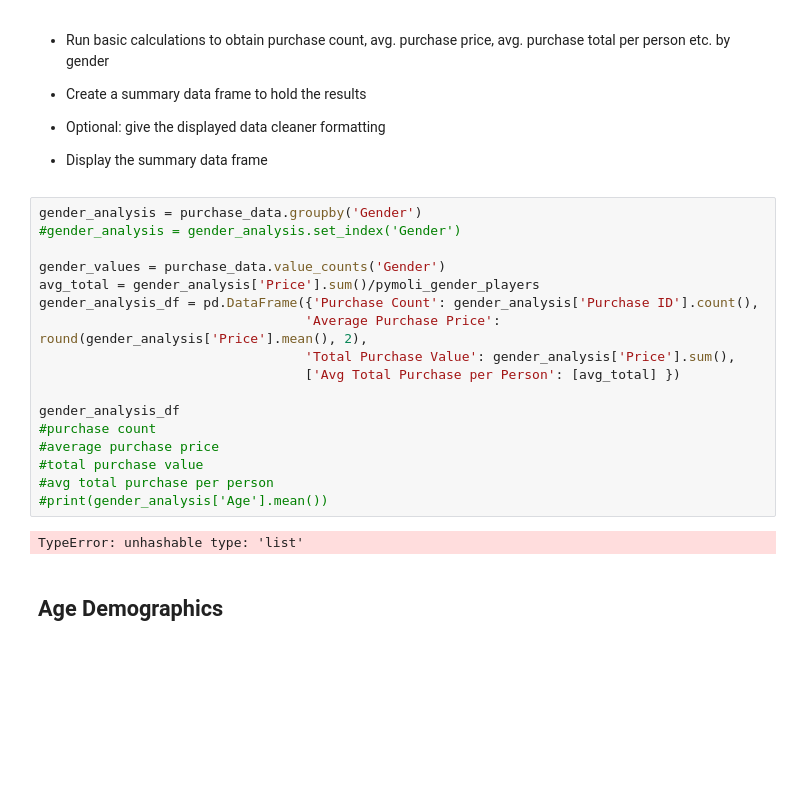
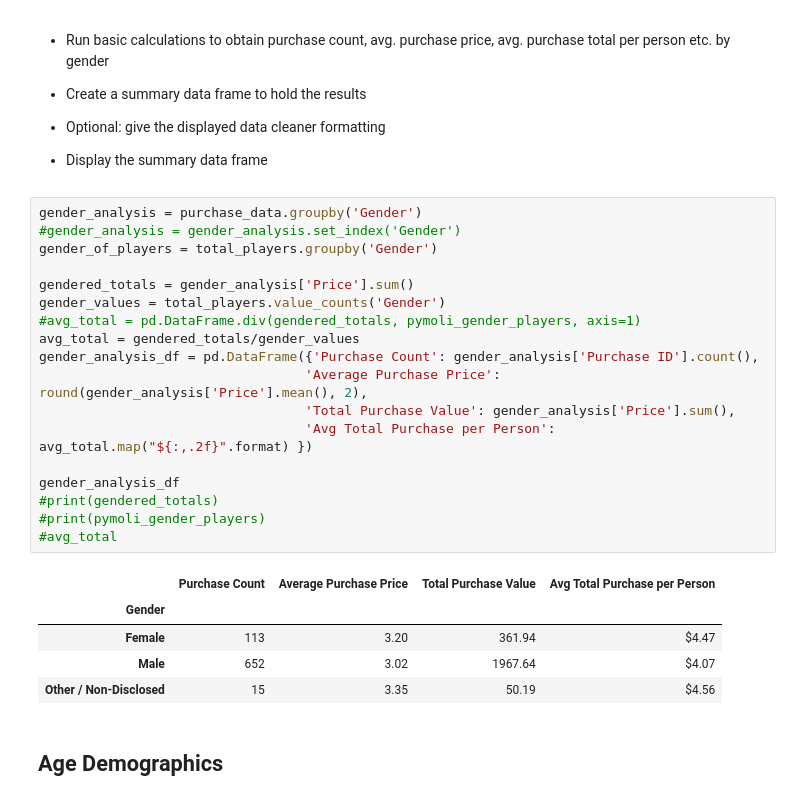
Before and after one commit to Witwer93/pandas-challenge, a Jupyter notebook: HeroesOfPymoli/Pandas_Homework_HeroesOfPymoli.ipynb, the cells around one changed output. Drawn from its saved outputs; the diff is of its cells as text; blank space fills up the shorter version.

```diff
--- a/HeroesOfPymoli/Pandas_Homework_HeroesOfPymoli.ipynb
+++ b/HeroesOfPymoli/Pandas_Homework_HeroesOfPymoli.ipynb
@@ -132,22 +132,27 @@ pymoli_gender_players
 # %%
 gender_analysis = purchase_data.groupby('Gender')
 #gender_analysis = gender_analysis.set_index('Gender')
+gender_of_players = total_players.groupby('Gender')
 
-gender_values = purchase_data.value_counts('Gender')
-avg_total = gender_analysis['Price'].sum()/pymoli_gender_players
+gendered_totals = gender_analysis['Price'].sum()
+gender_values = total_players.value_counts('Gender')
+#avg_total = pd.DataFrame.div(gendered_totals, pymoli_gender_players, axis=1)
+avg_total = gendered_totals/gender_values
 gender_analysis_df = pd.DataFrame({'Purchase Count': gender_analysis['Purchase ID'].count(),
                                   'Average Purchase Price': round(gender_analysis['Price'].mean(), 2),
                                   'Total Purchase Value': gender_analysis['Price'].sum(),
-                                  ['Avg Total Purchase per Person': [avg_total] })
+                                  'Avg Total Purchase per Person': avg_total.map("${:,.2f}".format) })
 
 gender_analysis_df
-#purchase count
-#average purchase price
-#total purchase value
-#avg total purchase per person
-#print(gender_analysis['Age'].mean())
+#print(gendered_totals)
+#print(pymoli_gender_players)
+#avg_total
 # %% [output]
-TypeError: unhashable type: 'list'
+|  | Purchase Count | Average Purchase Price | Total Purchase Value | Avg Total Purchase per Person |
+| Gender |  |  |  |  |
+| Female | 113 | 3.20 | 361.94 | $4.47 |
+| Male | 652 | 3.02 | 1967.64 | $4.07 |
+| Other / Non-Disclosed | 15 | 3.35 | 50.19 | $4.56 |
 # %% [markdown]
 ## Age Demographics
 # %% [markdown]
```
Also changed, not shown: parts of 4 cells of this notebook.
